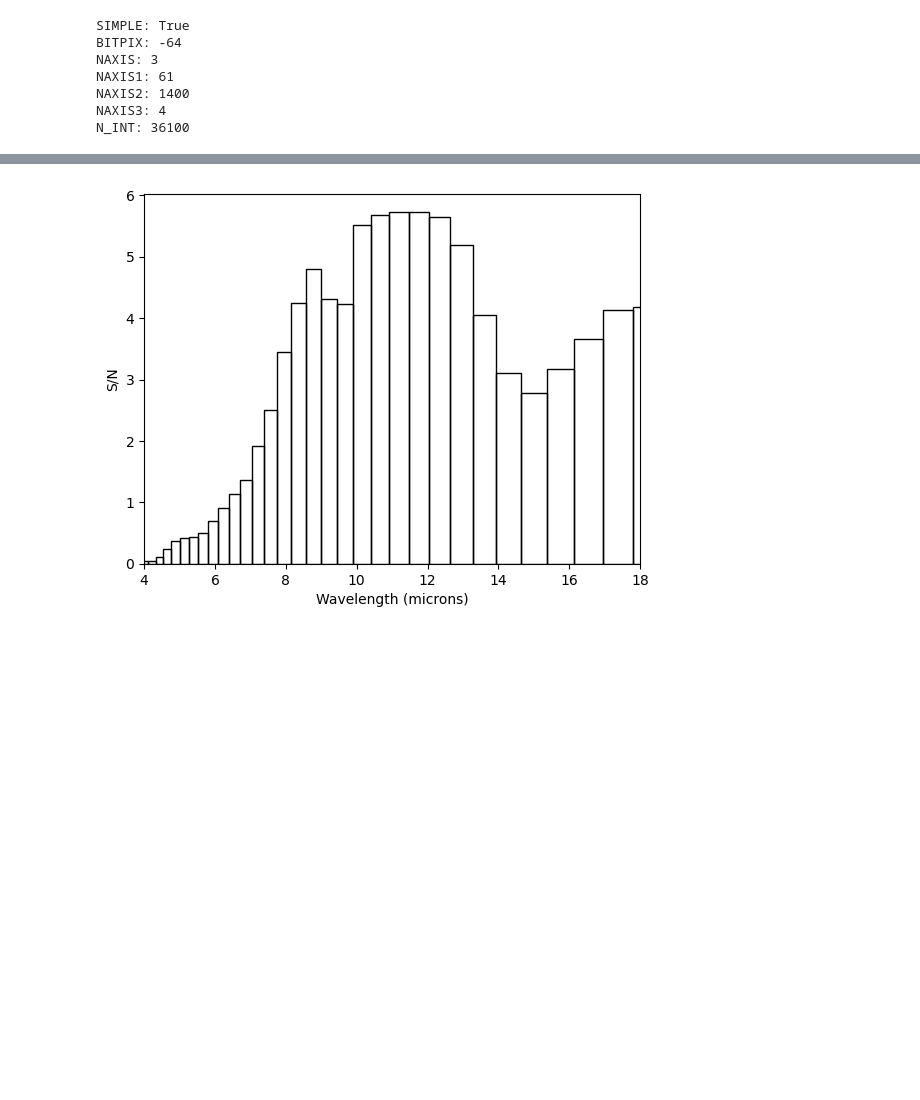
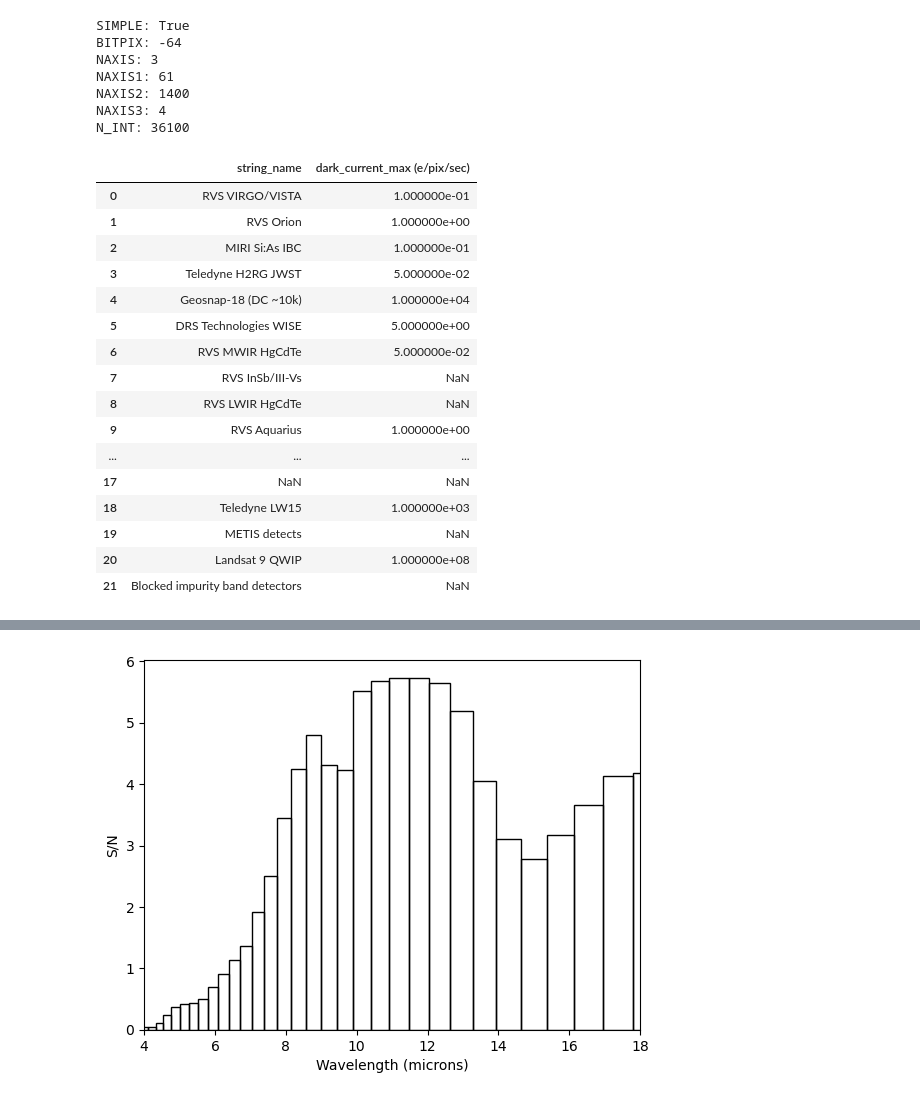
Before and after one commit to mwanakijiji/life_detectors, a Jupyter notebook: notebooks/display_1d_plots_from_parameter_sweep_cubes.ipynb, the cells around one changed output, grey strips where cells are left out. Cells and saved outputs as stored; diff of their text form; code cells hidden in the pictures; blank space fills up the shorter version.

```diff
--- a/notebooks/display_1d_plots_from_parameter_sweep_cubes.ipynb
+++ b/notebooks/display_1d_plots_from_parameter_sweep_cubes.ipynb
@@ -36,13 +36,19 @@ N_INT: 36100
 # %%
 def read_detector_catalog(file_name):
 
-    catalog = pd.read_csv(file_name, skipinitialspace=True)
+    catalog = pd.read_csv(file_name, skipinitialspace=True, delimiter='|', skiprows=1)
     catalog = catalog.rename(columns=lambda x: x.strip()) #strip some of the whitespace
 
     catalog = catalog.apply(lambda x: x.str.strip() if x.dtype == "object" else x)
+
     catalog['cutoff_blue_um'] = pd.to_numeric(catalog['cutoff_blue_um'])
     catalog['cutoff_red_um'] = pd.to_numeric(catalog['cutoff_red_um'])
     catalog['dark_current_upper (e/pix/sec)'] = pd.to_numeric(catalog['dark_current_upper (e/pix/sec)'])
+    catalog['dark_current_lower (e/pix/sec)'] = pd.to_numeric(catalog['dark_current_lower (e/pix/sec)'])
+    catalog['dark_current_max (e/pix/sec)'] = catalog[[
+        'dark_current_upper (e/pix/sec)',
+        'dark_current_lower (e/pix/sec)'
+    ]].max(axis=1)
     catalog['string_name'] = catalog['string_name'].str.strip()
     catalog['string_tech'] = catalog['string_tech'].str.strip()
 
@@ -50 +58,21 @@ def read_detector_catalog(file_name):
+# %%
+catalog[['string_name','dark_current_max (e/pix/sec)']]
+# %% [output]
+|  | string_name | dark_current_max (e/pix/sec) |
+| 0 | RVS VIRGO/VISTA | 1.000000e-01 |
+| 1 | RVS Orion | 1.000000e+00 |
+| 2 | MIRI Si:As IBC | 1.000000e-01 |
+| 3 | Teledyne H2RG JWST | 5.000000e-02 |
+| 4 | Geosnap-18 (DC ~10k) | 1.000000e+04 |
+| 5 | DRS Technologies WISE | 5.000000e+00 |
+| 6 | RVS MWIR HgCdTe | 5.000000e-02 |
+| 7 | RVS InSb/III-Vs | NaN |
+| 8 | RVS LWIR HgCdTe | NaN |
+| 9 | RVS Aquarius | 1.000000e+00 |
+| ... | ... | ... |
+| 17 | NaN | NaN |
+| 18 | Teledyne LW15 | 1.000000e+03 |
+| 19 | METIS detects | NaN |
+| 20 | Landsat 9 QWIP | 1.000000e+08 |
+| 21 | Blocked impurity band detectors | NaN |
 # %%
```
Also changed, not shown: parts of 2 cells of this notebook, 5 other files.
